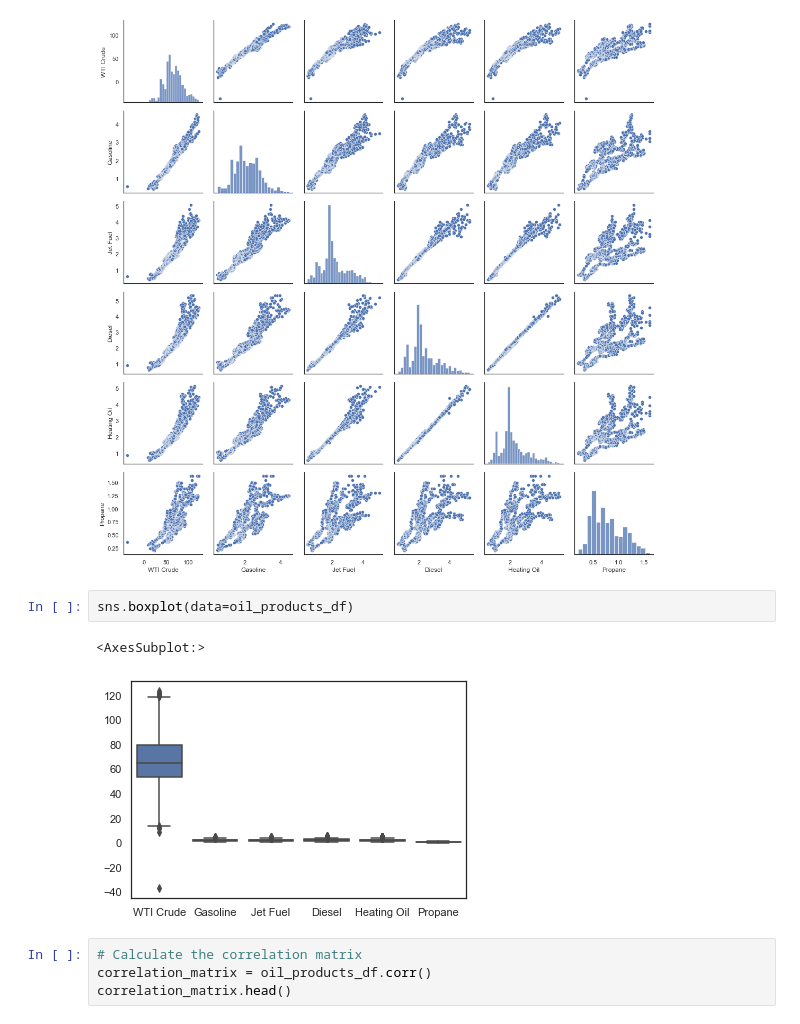
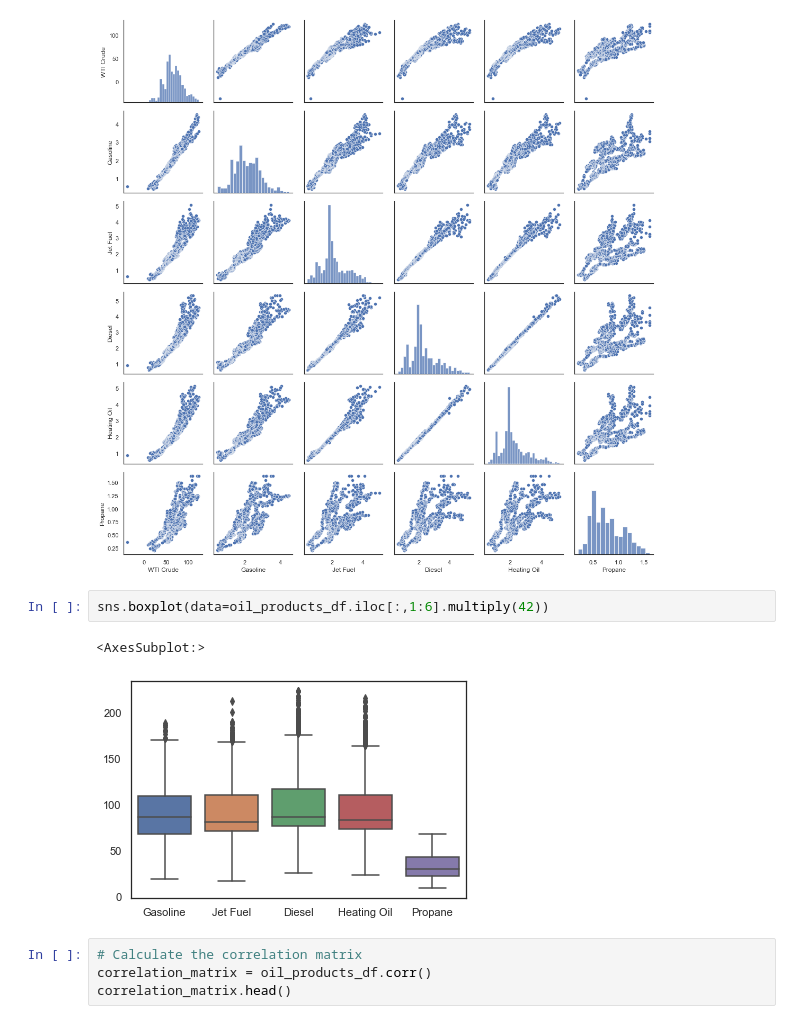
Before and after one commit to timdanilov/capstone-project, a Jupyter notebook: capstone.ipynb, the cells around one changed output. Saved outputs shown, nothing was run; the diff lists cells and outputs as text.

```diff
--- a/capstone.ipynb
+++ b/capstone.ipynb
@@ -135,10 +135,10 @@ g.map_offdiag(sns.scatterplot)
 <seaborn.axisgrid.PairGrid at 0x...>
 [figure]
 # %%
-sns.boxplot(data=oil_products_df)
+sns.boxplot(data=oil_products_df.iloc[:,1:6].multiply(42))
 # %% [output]
 <AxesSubplot:>
-[figure, old version]
+[figure, new version]
 # %%
 # Calculate the correlation matrix
 correlation_matrix = oil_products_df.corr()
```
